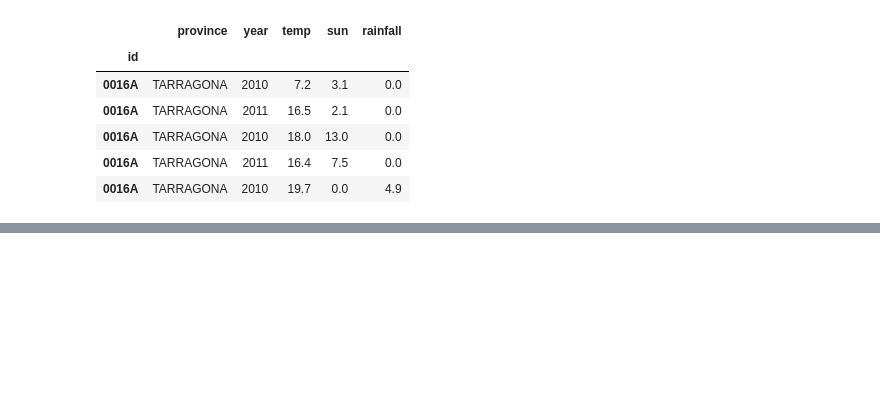
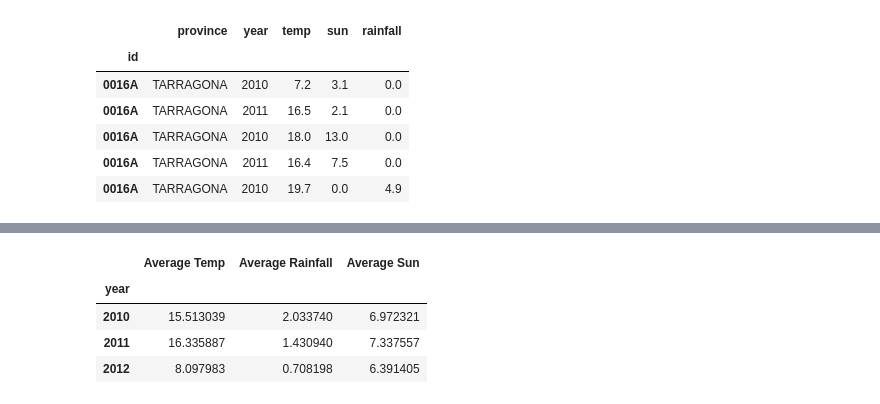
Before and after one commit to csick52/Wine-Repo, a Jupyter notebook: ETL Weather Data.ipynb, the cells around one changed output, grey strips where cells are left out. Cells and saved outputs as stored; diff of their text form; code cells hidden in the pictures; blank space fills up the shorter version.

```diff
--- a/ETL Weather Data.ipynb
+++ b/ETL Weather Data.ipynb
@@ -290,3 +346,17 @@ weather3_df.head()
+# %%
+temp3_avg = noip3.groupby(["year"]).mean()["temp"].rename("Average Temp")
+rain3_avg = noip3.groupby(["year"]).mean()["rainfall"].rename("Average Rainfall")
+sun3_avg = noip3.groupby(["year"]).mean()["sun"].rename("Average Sun")
+
+year3_df = pd.DataFrame({"Average Temp":temp3_avg, "Average Rainfall":rain3_avg, "Average Sun":sun3_avg})
+
+year3_df.head()
+# %% [output]
+|  | Average Temp | Average Rainfall | Average Sun |
+| year |  |  |  |
+| 2010 | 15.513039 | 2.033740 | 6.972321 |
+| 2011 | 16.335887 | 1.430940 | 7.337557 |
+| 2012 | 8.097983 | 0.708198 | 6.391405 |
 # %%
 final_weather = weather1_df.append(weather2_df)
 final_weather = final_weather.append(weather3_df)
```
Also changed, not shown: parts of 8 cells of this notebook.
